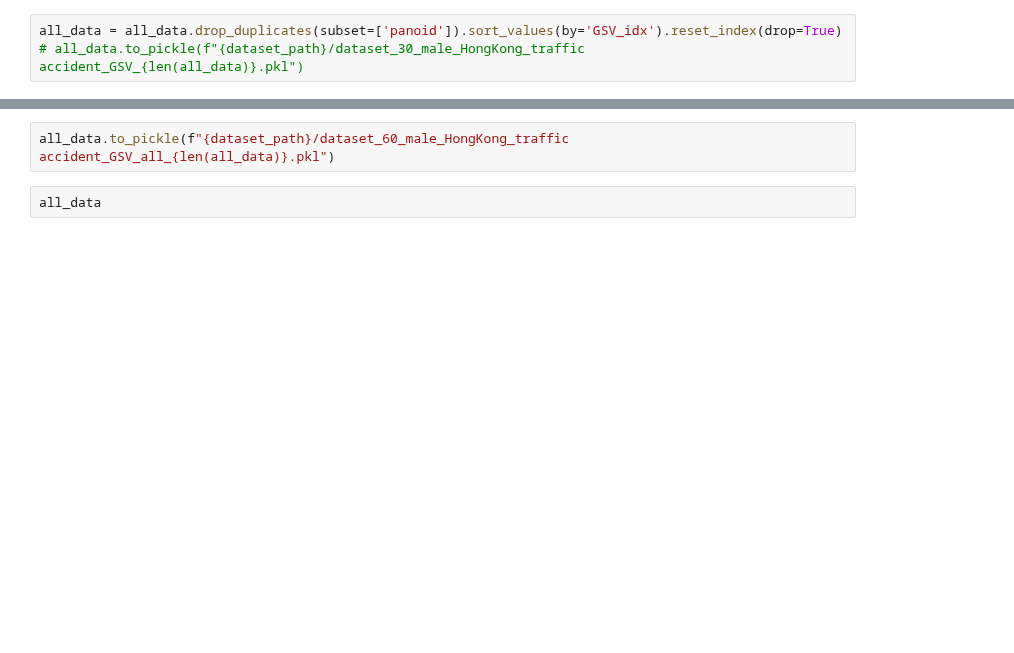
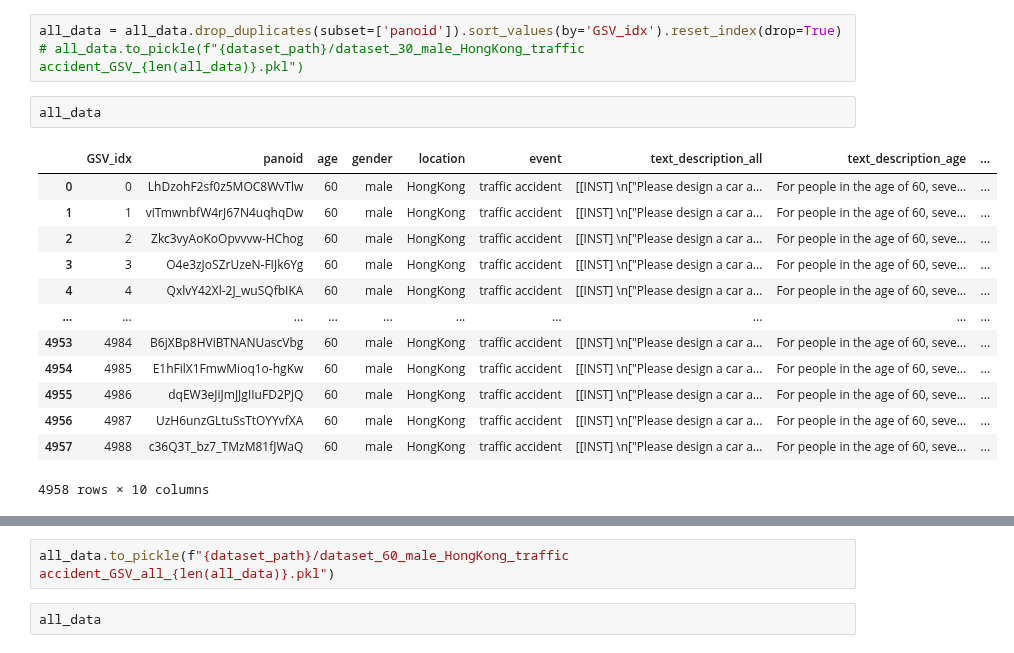
Before and after one commit to CeHouGIS/Safety_Perception_HK, a Jupyter notebook: data_merge.ipynb, the cells around one changed output, grey strips where cells are left out. Saved outputs shown, nothing was run; the diff lists cells and outputs as text; blank space fills up the shorter version.

```diff
--- a/data_merge.ipynb
+++ b/data_merge.ipynb
@@ -39,6 +25,22 @@ total data number: 29304
 # %%
 all_data = all_data.drop_duplicates(subset=['panoid']).sort_values(by='GSV_idx').reset_index(drop=True)
 # all_data.to_pickle(f"{dataset_path}/dataset_30_male_HongKong_traffic accident_GSV_{len(all_data)}.pkl")
+# %%
+all_data
+# %% [output]
+|  | GSV_idx | panoid | age | gender | location | event | text_description_all | text_description_age | ... |
+| 0 | 0 | LhDzohF2sf0z5MOC8WvTlw | 60 | male | HongKong | traffic accident | [[INST] \n["Please design a car a... | For people in the age of 60, seve... | ... |
+| 1 | 1 | viTmwnbfW4rJ67N4uqhqDw | 60 | male | HongKong | traffic accident | [[INST] \n["Please design a car a... | For people in the age of 60, seve... | ... |
+| 2 | 2 | Zkc3vyAoKoOpvvvw-HChog | 60 | male | HongKong | traffic accident | [[INST] \n["Please design a car a... | For people in the age of 60, seve... | ... |
+| 3 | 3 | O4e3zJoSZrUzeN-FIJk6Yg | 60 | male | HongKong | traffic accident | [[INST] \n["Please design a car a... | For people in the age of 60, seve... | ... |
+| 4 | 4 | QxlvY42Xl-2J_wuSQfbIKA | 60 | male | HongKong | traffic accident | [[INST] \n["Please design a car a... | For people in the age of 60, seve... | ... |
+| ... | ... | ... | ... | ... | ... | ... | ... | ... | ... |
+| 4953 | 4984 | B6jXBp8HViBTNANUascVbg | 60 | male | HongKong | traffic accident | [[INST] \n["Please design a car a... | For people in the age of 60, seve... | ... |
+| 4954 | 4985 | E1hFilX1FmwMioq1o-hgKw | 60 | male | HongKong | traffic accident | [[INST] \n["Please design a car a... | For people in the age of 60, seve... | ... |
+| 4955 | 4986 | dqEW3eJiJmJJgIIuFD2PjQ | 60 | male | HongKong | traffic accident | [[INST] \n["Please design a car a... | For people in the age of 60, seve... | ... |
+| 4956 | 4987 | UzH6unzGLtuSsTtOYYvfXA | 60 | male | HongKong | traffic accident | [[INST] \n["Please design a car a... | For people in the age of 60, seve... | ... |
+| 4957 | 4988 | c36Q3T_bz7_TMzM81fJWaQ | 60 | male | HongKong | traffic accident | [[INST] \n["Please design a car a... | For people in the age of 60, seve... | ... |
+4958 rows × 10 columns
 # %%
 # 找出不连续的部分
 discontinuities = all_data[all_data['GSV_idx'].diff() != 1]
```
Also changed, not shown: parts of 2 cells of this notebook, 2 other files.
